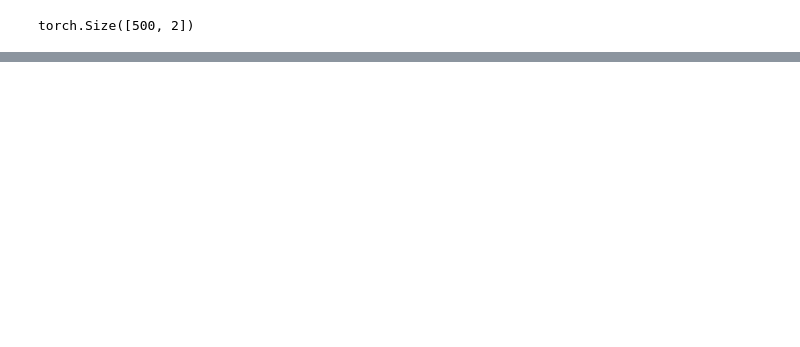
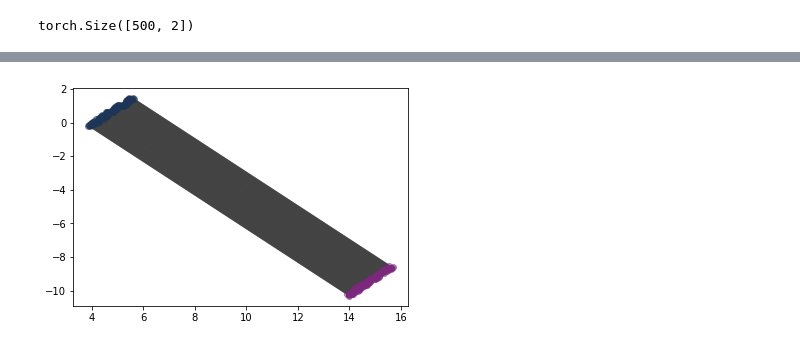
Before and after one commit to JavaZeroo/scones-synthetic, a Jupyter notebook: tools/test_dataset.ipynb, the cells around one changed output, grey strips where cells are left out. Drawn from its saved outputs; the diff is of its cells as text; code cells hidden in the pictures; blank space fills up the shorter version.

```diff
--- a/tools/test_dataset.ipynb
+++ b/tools/test_dataset.ipynb
@@ -72,0 +73,17 @@ plt.show()
+# %%
+from  diagonal_matching import DiagonalMatching
+source = DiagonalMatching(n_samples=100, mode='initial',easy=True).rvs((100,))
+target = DiagonalMatching(n_samples=100, mode='final',easy=True).rvs((100,))
+
+import matplotlib.pyplot as plt
+from utils import draw_model_params, plot_matchings, draw_source2target
+# %%
+# 2x2 45 degree rotation matrix for 2d point
+rot45 = np.array([[1, -1], [1, 1]])/np.sqrt(2)
+
+source = source @ rot45
+target = target @ rot45
+# %%
+draw_source2target(source, target).show()
+# %% [output]
+[figure, added]
```
Also changed, not shown: parts of 1 cell of this notebook, 6 other files.
